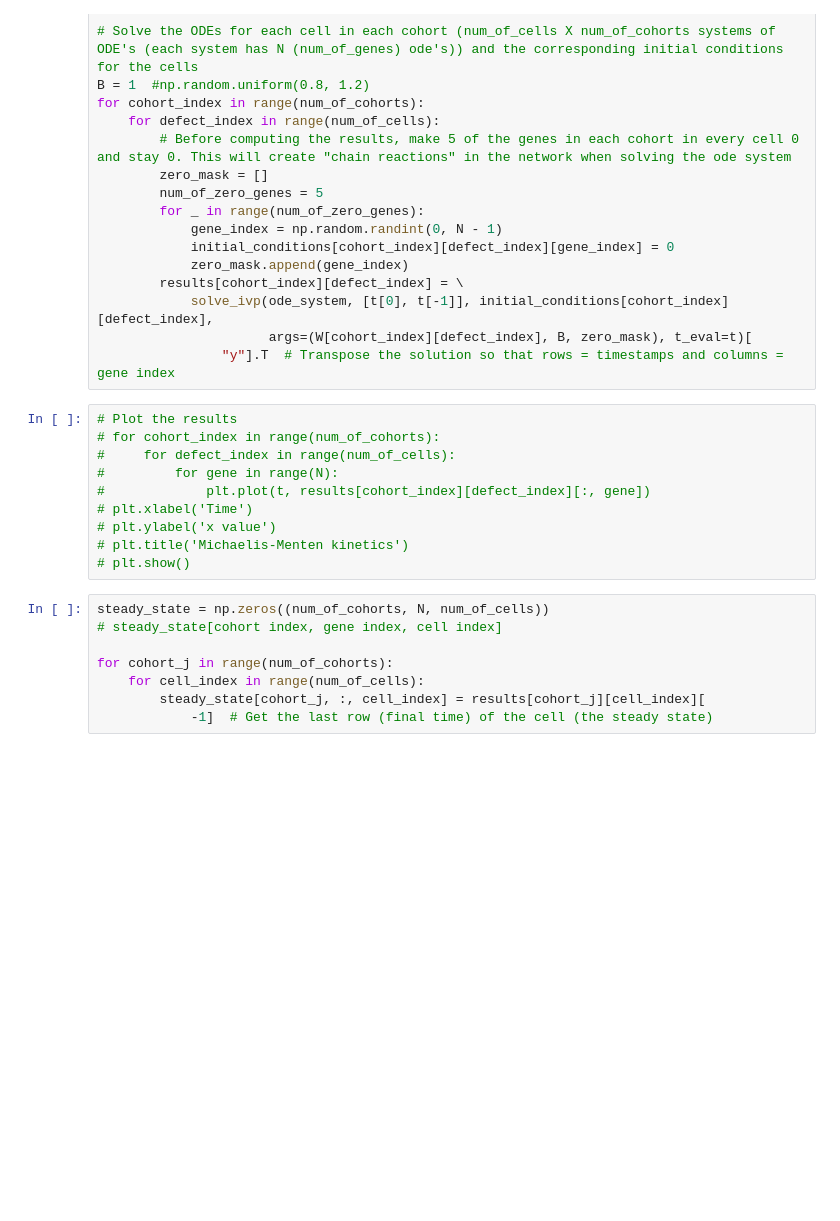
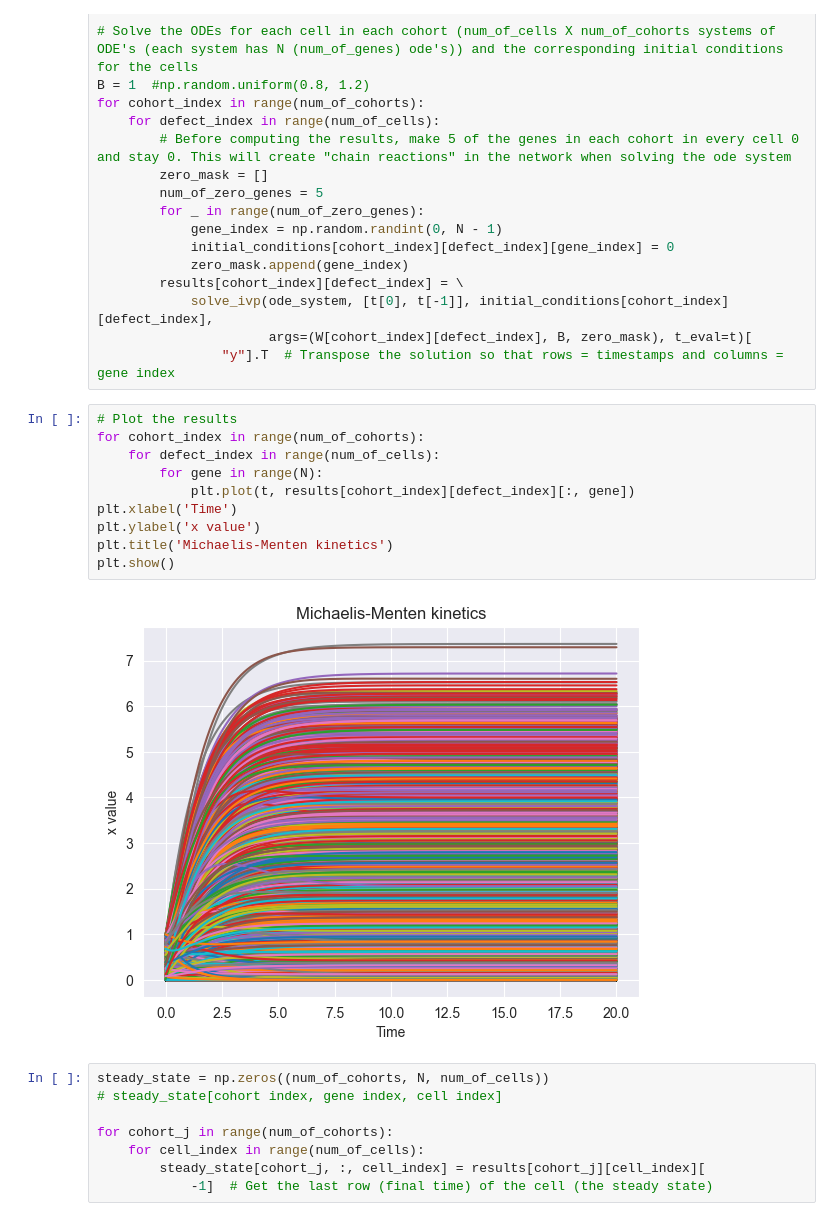
Before and after one commit to GalD101/GCL_Tool_BIU, a Jupyter notebook: Python/synthetic_data.ipynb, the cells around one changed output. Saved outputs shown, nothing was run; the diff lists cells and outputs as text; blank space fills up the shorter version.

```diff
--- a/Python/synthetic_data.ipynb
+++ b/Python/synthetic_data.ipynb
@@ -126,14 +130,16 @@ for cohort_index in range(num_of_cohorts):
                 "y"].T  # Transpose the solution so that rows = timestamps and columns = gene index
 # %%
 # Plot the results
-# for cohort_index in range(num_of_cohorts):
-#     for defect_index in range(num_of_cells):
-#         for gene in range(N):
-#             plt.plot(t, results[cohort_index][defect_index][:, gene])
-# plt.xlabel('Time')
-# plt.ylabel('x value')
-# plt.title('Michaelis-Menten kinetics')
-# plt.show()
+for cohort_index in range(num_of_cohorts):
+    for defect_index in range(num_of_cells):
+        for gene in range(N):
+            plt.plot(t, results[cohort_index][defect_index][:, gene])
+plt.xlabel('Time')
+plt.ylabel('x value')
+plt.title('Michaelis-Menten kinetics')
+plt.show()
+# %% [output]
+[figure, added]
 # %%
 steady_state = np.zeros((num_of_cohorts, N, num_of_cells))
 # steady_state[cohort index, gene index, cell index]
```
Also changed, not shown: parts of 9 cells of this notebook.
